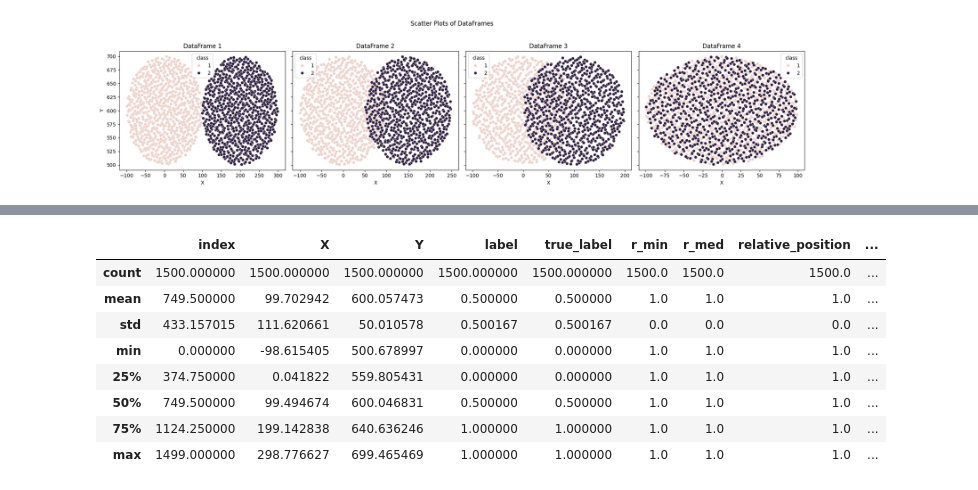
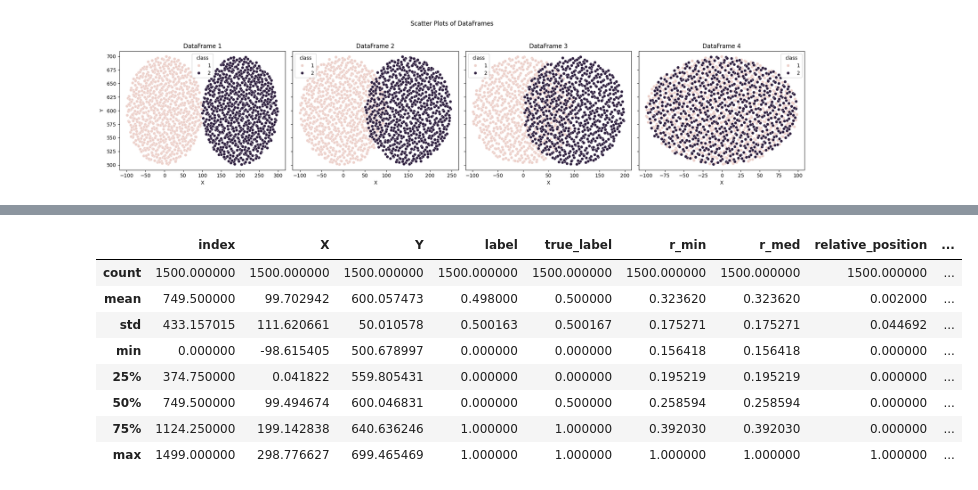
Before and after one commit to emanuelrgb01/HardnessMDL, a Jupyter notebook: research/datasets/synthetic_data/HardnessMDLMeasures.ipynb, the cells around one changed output, grey strips where cells are left out. Drawn from its saved outputs; the diff is of its cells as text; code cells hidden in the pictures.

Commit message:
Update notebook and add first results

```diff
--- a/research/datasets/synthetic_data/HardnessMDLMeasures.ipynb
+++ b/research/datasets/synthetic_data/HardnessMDLMeasures.ipynb
@@ -96,18 +98,23 @@ def _compute_single(
     X_train = train_df[feature_cols].to_numpy()
     y_train_names = train_df[label_col].to_numpy()
 
-    for j in range(len(X_train)):
-        features = X_train[j]
+    X_test = test_df[feature_cols].to_numpy()
+    y_test_name = test_df[label_col].to_numpy()[0]
+    true_label = class_map[y_test_name]
+
+    scaler = StandardScaler()
+    X_train_scaled = scaler.fit_transform(X_train)
+    X_test_scaled = scaler.transform(X_test)
+
+
+    for j in range(len(X_train_scaled)):
+        features = X_train_scaled[j]
         label = class_map[y_train_names[j]]
         model.train(features, label)
 
-    X_test = test_df[feature_cols].to_numpy()[0]
-    y_test_name = test_df[label_col].to_numpy()[0]
-    true_label = class_map[y_test_name]
+    hardness_dict = model.hardness(X_test_scaled[0], true_label)
 
-    hardness_dict = model.hardness(X_test, true_label)
-
-    feature_dict = {col: val for col, val in zip(feature_cols, X_test)}
+    feature_dict = {col: val for col, val in zip(feature_cols, X_test[0])}
 
     return {
         "index": test_index,
@@ -160,5 +167,9 @@ def compute_loo_hardness(
 # %%
 feature_columns = ['X', 'Y']
 label_column = 'class'
+# %%
+measures1 = compute_loo_hardness(df1, feature_columns, label_column)
+df1_result = pd.DataFrame(measures1)
+df1_result.to_csv("output_1.csv", index=False)
 # %%
 measures2 = compute_loo_hardness(df2, feature_columns, label_column)
@@ -193,13 +186,13 @@ df4.to_csv("output_4.csv", index=False)
 # %%
-df1.describe()
+df1_result.describe()
 # %% [output]
 |  | index | X | Y | label | true_label | r_min | r_med | relative_position | ... |
-| count | 1500.000000 | 1500.000000 | 1500.000000 | 1500.000000 | 1500.000000 | 1500.0 | 1500.0 | 1500.0 | ... |
-| mean | 749.500000 | 99.702942 | 600.057473 | 0.500000 | 0.500000 | 1.0 | 1.0 | 1.0 | ... |
-| std | 433.157015 | 111.620661 | 50.010578 | 0.500167 | 0.500167 | 0.0 | 0.0 | 0.0 | ... |
-| min | 0.000000 | -98.615405 | 500.678997 | 0.000000 | 0.000000 | 1.0 | 1.0 | 1.0 | ... |
-| 25% | 374.750000 | 0.041822 | 559.805431 | 0.000000 | 0.000000 | 1.0 | 1.0 | 1.0 | ... |
-| 50% | 749.500000 | 99.494674 | 600.046831 | 0.500000 | 0.500000 | 1.0 | 1.0 | 1.0 | ... |
-| 75% | 1124.250000 | 199.142838 | 640.636246 | 1.000000 | 1.000000 | 1.0 | 1.0 | 1.0 | ... |
-| max | 1499.000000 | 298.776627 | 699.465469 | 1.000000 | 1.000000 | 1.0 | 1.0 | 1.0 | ... |
+| count | 1500.000000 | 1500.000000 | 1500.000000 | 1500.000000 | 1500.000000 | 1500.000000 | 1500.000000 | 1500.000000 | ... |
+| mean | 749.500000 | 99.702942 | 600.057473 | 0.498000 | 0.500000 | 0.323620 | 0.323620 | 0.002000 | ... |
+| std | 433.157015 | 111.620661 | 50.010578 | 0.500163 | 0.500167 | 0.175271 | 0.175271 | 0.044692 | ... |
+| min | 0.000000 | -98.615405 | 500.678997 | 0.000000 | 0.000000 | 0.156418 | 0.156418 | 0.000000 | ... |
+| 25% | 374.750000 | 0.041822 | 559.805431 | 0.000000 | 0.000000 | 0.195219 | 0.195219 | 0.000000 | ... |
+| 50% | 749.500000 | 99.494674 | 600.046831 | 0.000000 | 0.500000 | 0.258594 | 0.258594 | 0.000000 | ... |
+| 75% | 1124.250000 | 199.142838 | 640.636246 | 1.000000 | 1.000000 | 0.392030 | 0.392030 | 0.000000 | ... |
+| max | 1499.000000 | 298.776627 | 699.465469 | 1.000000 | 1.000000 | 1.000000 | 1.000000 | 1.000000 | ... |
 # %%
```
Also changed, not shown: parts of 12 cells of this notebook, 10 other files.
